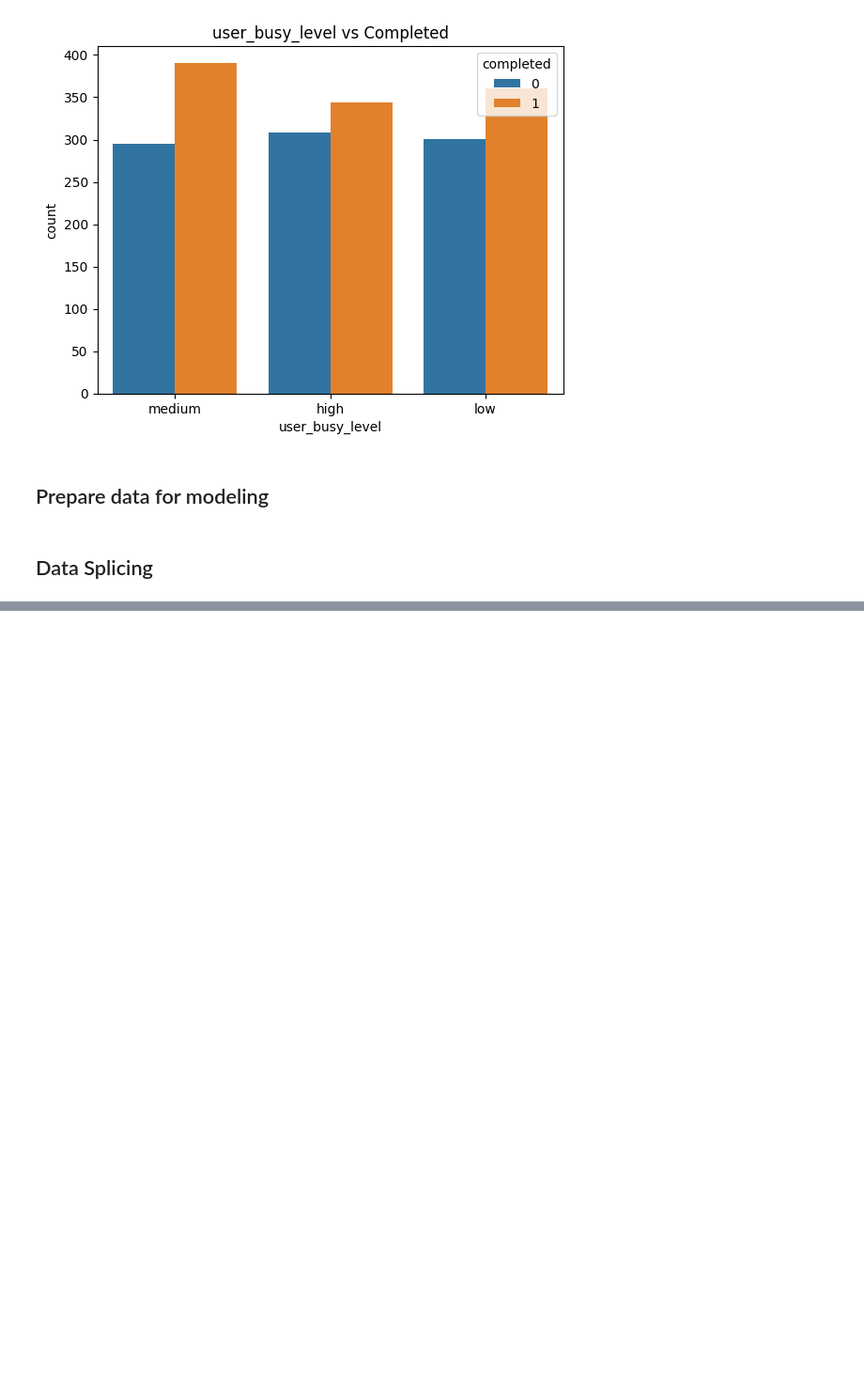
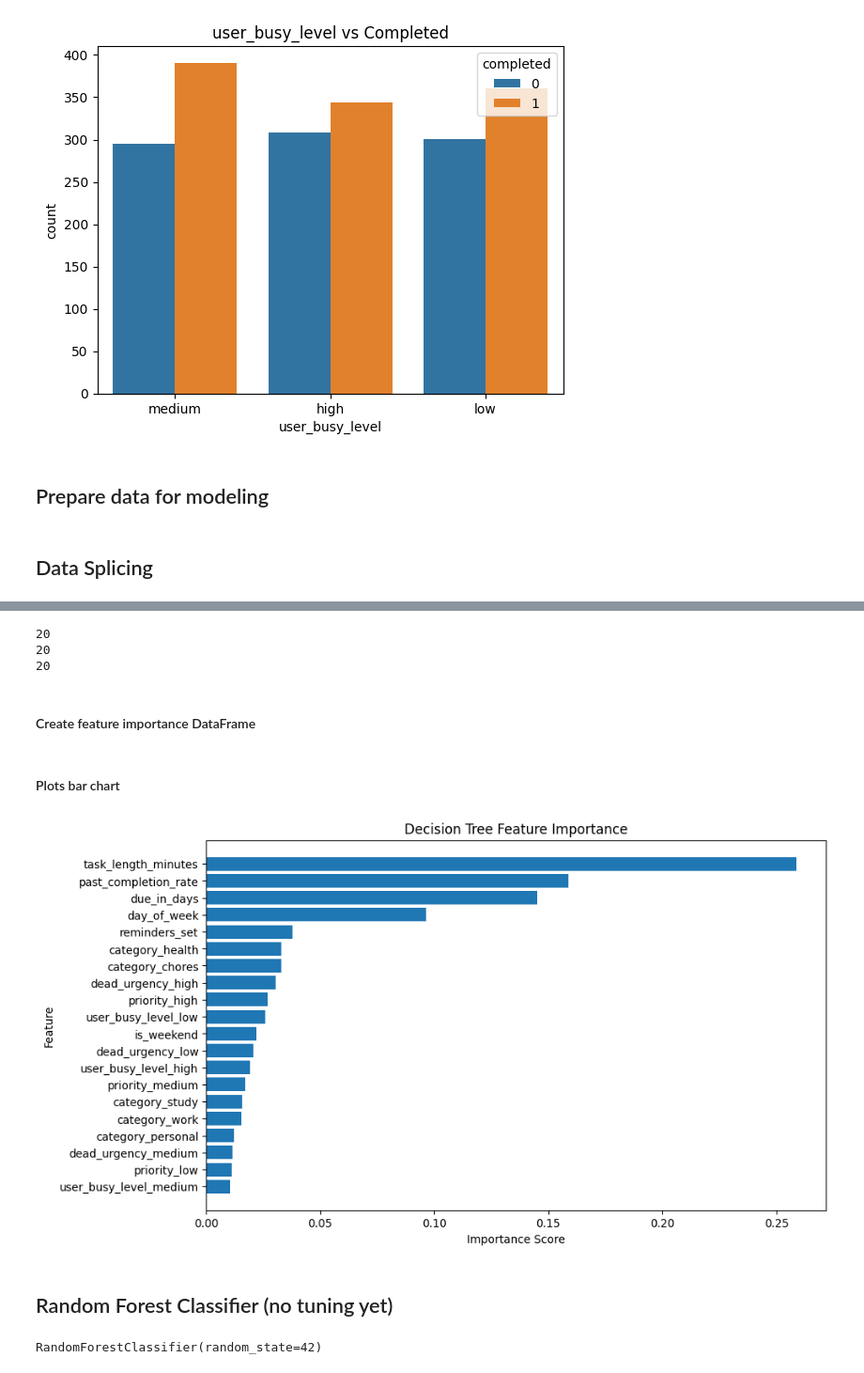
Before and after one commit to FunmilayoEsther/to-do-task-prediction, a Jupyter notebook: notebook.ipynb, the cells around one changed output, grey strips where cells are left out. Shown at 94% size. Cells and saved outputs as stored; diff of their text form; code cells hidden in the pictures; blank space fills up the shorter version.

```diff
--- a/notebook.ipynb
+++ b/notebook.ipynb
@@ -134,0 +187,11 @@ X_val_encoded = preprocessor.transform(X_val)
+# %%
+from sklearn.tree import DecisionTreeClassifier
+
+# Initialize the model
+dt_model = DecisionTreeClassifier(random_state=42)
+
+# Fit the model on the training set
+dt_model.fit(X_train_encoded, y_train)
+
+# Predict on the validation set
+y_pred_dt = dt_model.predict(X_val_encoded)
@@ -134,0 +227,60 @@ X_val_encoded = preprocessor.transform(X_val)
+# %%
+# Get categorical feature names from OneHotEncoder
+cat_feature_names = (
+    preprocessor.named_transformers_["cat"]
+    .get_feature_names_out(cat_cols)
+    .tolist()
+)
+
+# Combine categorical + numerical
+all_feature_names = cat_feature_names + num_cols
+# %%
+print(X_train_encoded.shape[1])
+print(len(all_feature_names))
+print(len(dt_model.feature_importances_))
+# %% [output]
+20
+20
+20
+# %% [markdown]
+#### Create feature importance DataFrame
+# %%
+feature_importance = pd.DataFrame({
+    "feature": all_feature_names,
+    "importance": dt_model.feature_importances_
+})
+
+# Sort from most important to least
+feature_importance = feature_importance.sort_values(
+    by="importance",
+    ascending=False
+)
+# %% [markdown]
+#### Plots bar chart
+# %%
+plt.figure(figsize=(10, 6))
+plt.barh(
+    feature_importance["feature"],
+    feature_importance["importance"]
+)
+plt.gca().invert_yaxis()
+plt.title("Decision Tree Feature Importance")
+plt.xlabel("Importance Score")
+plt.ylabel("Feature")
+plt.show()
+# %% [output]
+[figure, added]
+# %% [markdown]
+## Random Forest Classifier (no tuning yet)
+# %%
+from sklearn.ensemble import RandomForestClassifier
+from sklearn.metrics import accuracy_score
+
+rf_model = RandomForestClassifier(
+    n_estimators=100,
+    random_state=42
+)
+
+rf_model.fit(X_train_encoded, y_train)
+# %% [output]
+RandomForestClassifier(random_state=42)
```
Also changed, not shown: parts of 20 cells of this notebook, 7 other files.
